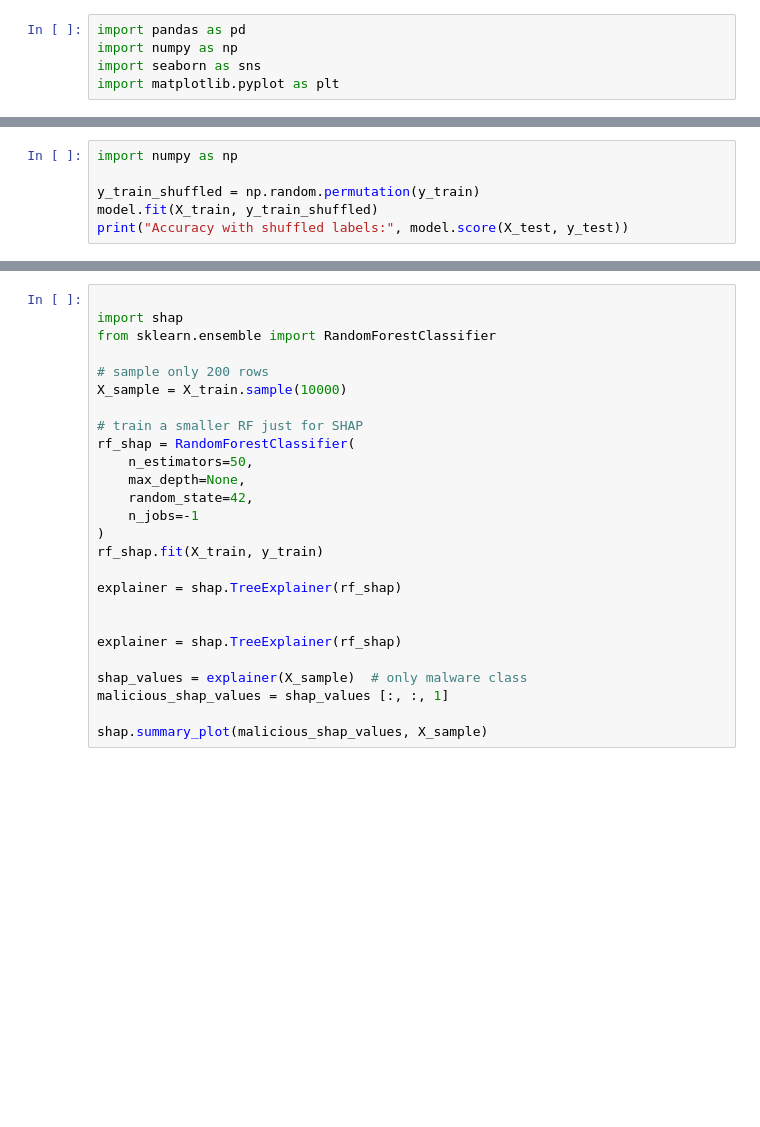
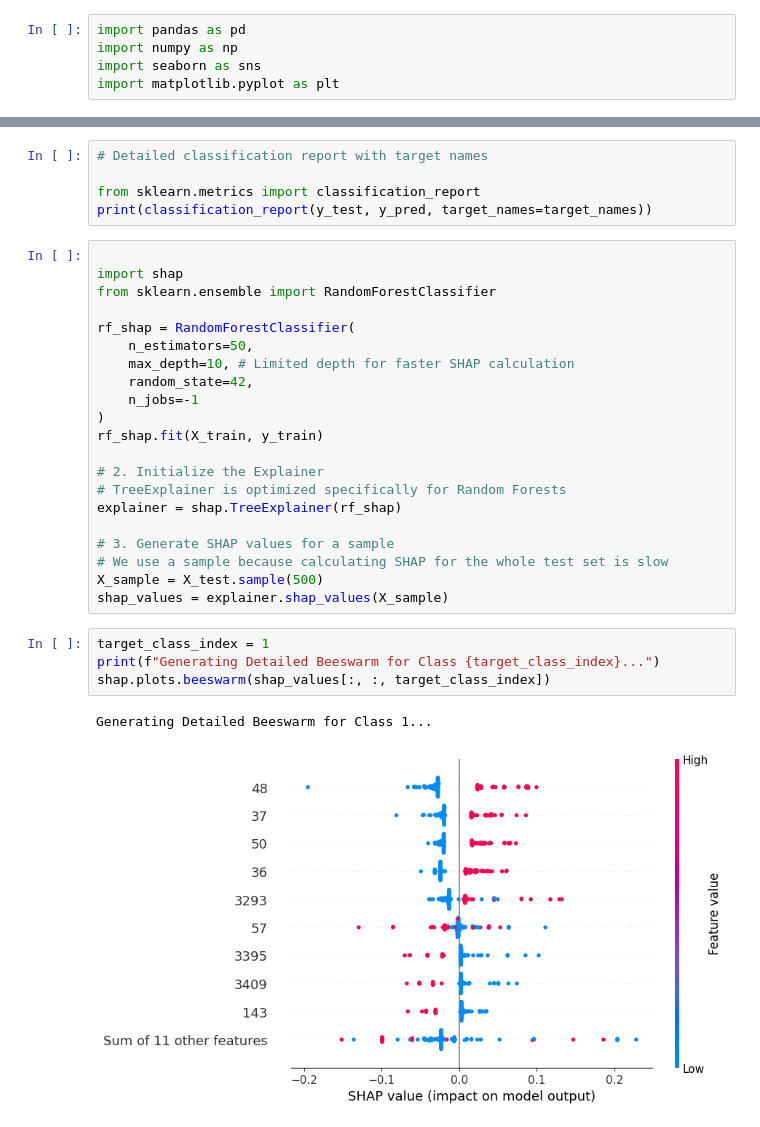
Before and after one commit to gentlsnek/MajorProject, a Jupyter notebook: mainMulticlass.ipynb, the cells around one changed output, grey strips where cells are left out. Cells and saved outputs as stored; diff of their text form; blank space fills up the shorter version.

```diff
--- a/mainMulticlass.ipynb
+++ b/mainMulticlass.ipynb
@@ -70,6 +152,0 @@ print(classification_report(y_test, y_pred, target_names=target_names))
-# %%
-import numpy as np
-
-y_train_shuffled = np.random.permutation(y_train)
-model.fit(X_train, y_train_shuffled)
-print("Accuracy with shuffled labels:", model.score(X_test, y_test))
@@ -76,28 +160,35 @@ print("Accuracy with shuffled labels:", model.score(X_test, y_test))
+# %%
+# Detailed classification report with target names
+
+from sklearn.metrics import classification_report
+print(classification_report(y_test, y_pred, target_names=target_names))
 # %%
 
 import shap
 from sklearn.ensemble import RandomForestClassifier
 
-# sample only 200 rows
-X_sample = X_train.sample(10000)
-
-# train a smaller RF just for SHAP
 rf_shap = RandomForestClassifier(
     n_estimators=50,
-    max_depth=None,
+    max_depth=10, # Limited depth for faster SHAP calculation
     random_state=42,
     n_jobs=-1
 )
 rf_shap.fit(X_train, y_train)
 
+# 2. Initialize the Explainer
+# TreeExplainer is optimized specifically for Random Forests
 explainer = shap.TreeExplainer(rf_shap)
 
-
-explainer = shap.TreeExplainer(rf_shap)
-
-shap_values = explainer(X_sample)  # only malware class
-malicious_shap_values = shap_values [:, :, 1]
-
-shap.summary_plot(malicious_shap_values, X_sample)
+# 3. Generate SHAP values for a sample
+# We use a sample because calculating SHAP for the whole test set is slow
+X_sample = X_test.sample(500)
+shap_values = explainer.shap_values(X_sample)
+# %%
+target_class_index = 1
+print(f"Generating Detailed Beeswarm for Class {target_class_index}...")
+shap.plots.beeswarm(shap_values[:, :, target_class_index])
+# %% [output]
+Generating Detailed Beeswarm for Class 1...
+[figure, added]
 # %%
 shap.summary_plot(shap_values[:, :, 1], X_sample, plot_type="bar")
```
Also changed, not shown: parts of 11 cells of this notebook, 1 other file.
